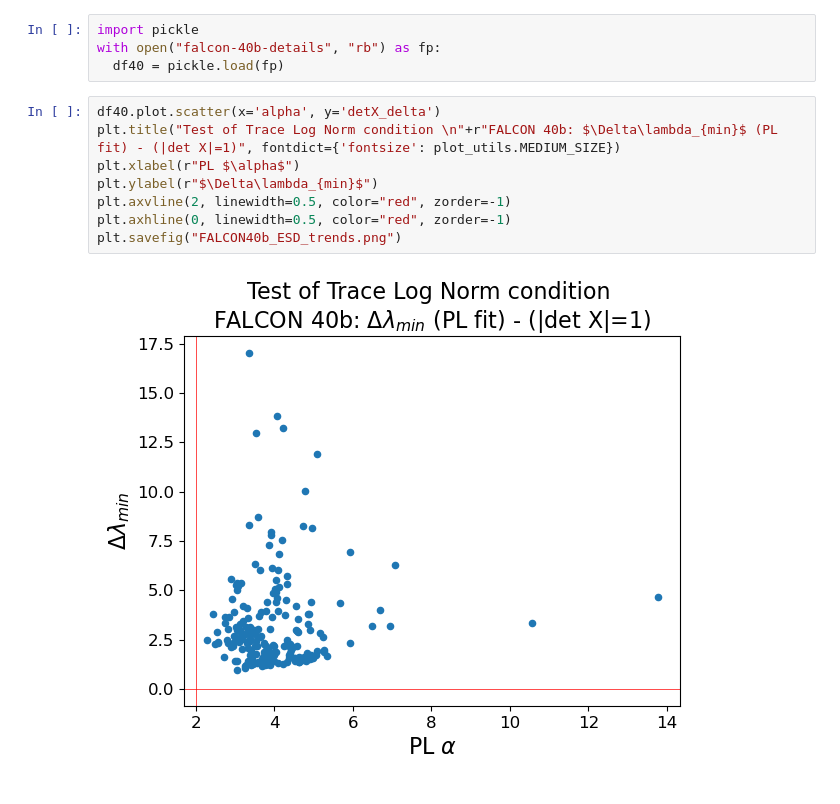
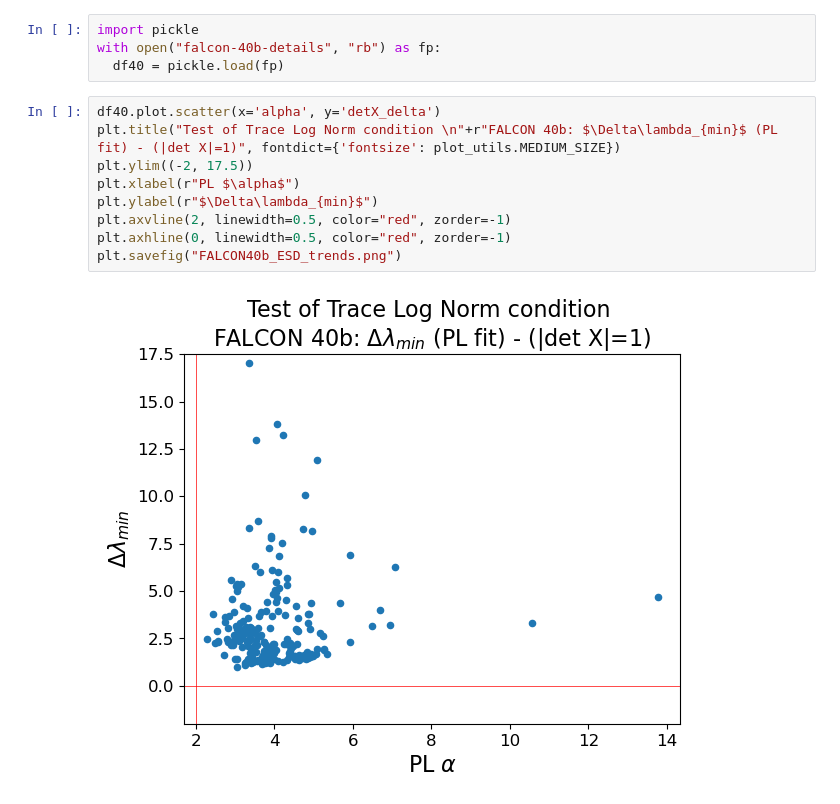
Before and after one commit to charlesmartin14/SETOL_experiments, a Jupyter notebook: notebooks/WW_DetX-FALCON.ipynb, the cells around one changed output. Cells and saved outputs as stored; diff of their text form.

```diff
--- a/notebooks/WW_DetX-FALCON.ipynb
+++ b/notebooks/WW_DetX-FALCON.ipynb
@@ -79,10 +80,11 @@ with open("falcon-40b-details", "rb") as fp:
 # %%
 df40.plot.scatter(x='alpha', y='detX_delta')
 plt.title("Test of Trace Log Norm condition \n"+r"FALCON 40b: $\Delta\lambda_{min}$ (PL fit) - (|det X|=1)", fontdict={'fontsize': plot_utils.MEDIUM_SIZE})
+plt.ylim((-2, 17.5))
 plt.xlabel(r"PL $\alpha$")
 plt.ylabel(r"$\Delta\lambda_{min}$")
 plt.axvline(2, linewidth=0.5, color="red", zorder=-1)
 plt.axhline(0, linewidth=0.5, color="red", zorder=-1)
 plt.savefig("FALCON40b_ESD_trends.png")
 # %% [output]
-[figure, old version]
+[figure, new version]
```
Also changed, not shown: parts of 1 cell of this notebook, 1 other file.
